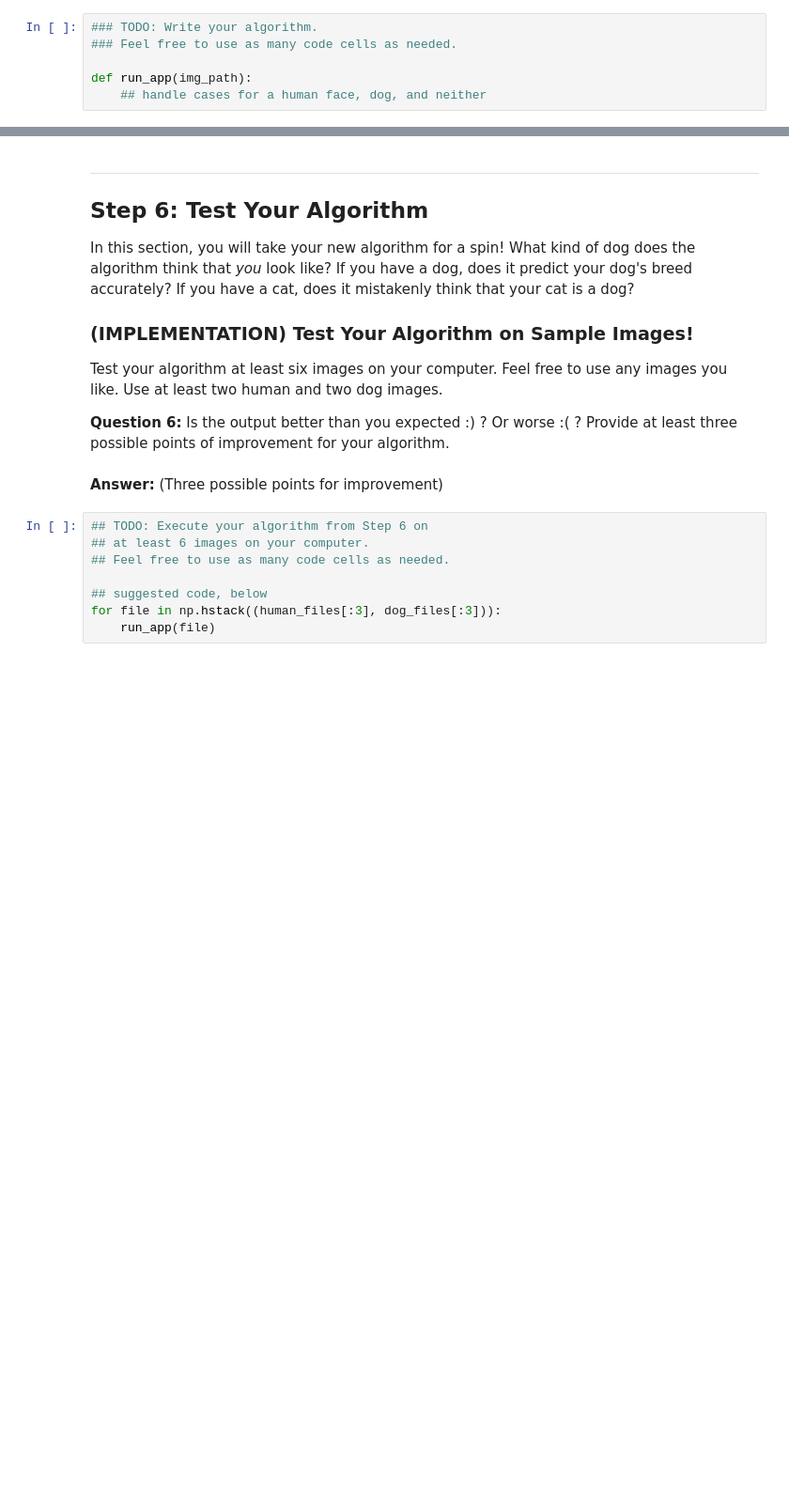
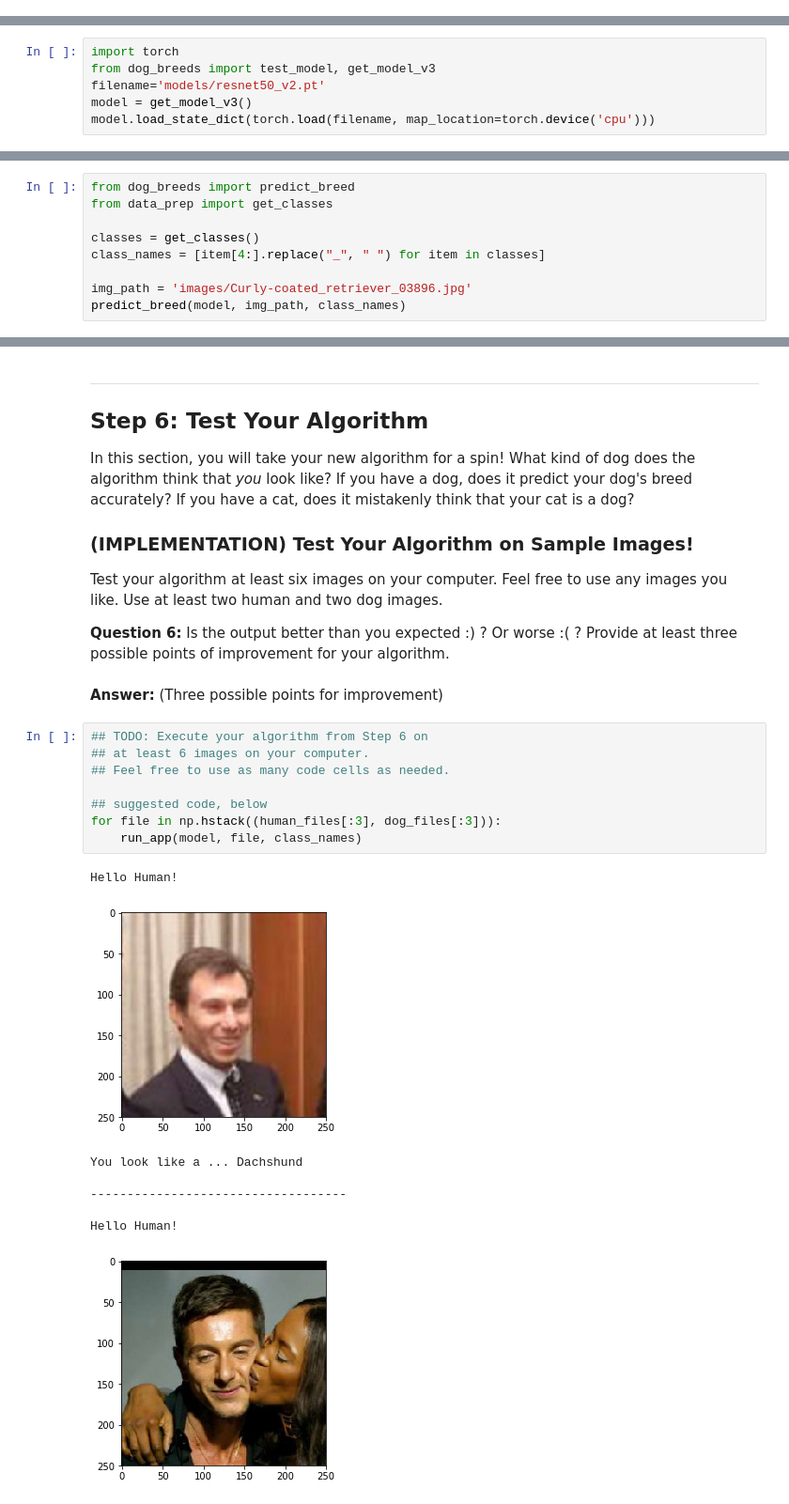
Before and after one commit to ilyarudyak/dog_breed, a Jupyter notebook: dog_app.ipynb, the cells around one changed output, grey strips where cells are left out. Shown at 94% size. Drawn from its saved outputs; the diff is of its cells as text; blank space fills up the shorter version.

```diff
--- a/dog_app.ipynb
+++ b/dog_app.ipynb
@@ -511,6 +74,0 @@ Some sample output for our algorithm is provided below, but feel free to design
-# %%
-### TODO: Write your algorithm.
-### Feel free to use as many code cells as needed.
-
-def run_app(img_path):
-    ## handle cases for a human face, dog, and neither
@@ -516,0 +88,6 @@ def run_app(img_path):
+# %%
+import torch
+from dog_breeds import test_model, get_model_v3
+filename='models/resnet50_v2.pt'
+model = get_model_v3()
+model.load_state_dict(torch.load(filename, map_location=torch.device('cpu')))
@@ -516,0 +98,9 @@ def run_app(img_path):
+# %%
+from dog_breeds import predict_breed
+from data_prep import get_classes
+
+classes = get_classes()
+class_names = [item[4:].replace("_", " ") for item in classes]
+
+img_path = 'images/Curly-coated_retriever_03896.jpg'
+predict_breed(model, img_path, class_names)
@@ -531,8 +127,17 @@ __Answer:__ (Three possible points for improvement)
 # %%
 ## TODO: Execute your algorithm from Step 6 on
 ## at least 6 images on your computer.
 ## Feel free to use as many code cells as needed.
 
 ## suggested code, below
 for file in np.hstack((human_files[:3], dog_files[:3])):
-    run_app(file)
+    run_app(model, file, class_names)
+# %% [output]
+Hello Human!
+[figure, added]
+You look like a ... Dachshund
+
+-----------------------------------
+
+Hello Human!
+[figure, added]
```
Also changed, not shown: parts of 63 cells of this notebook, 5 other files.
